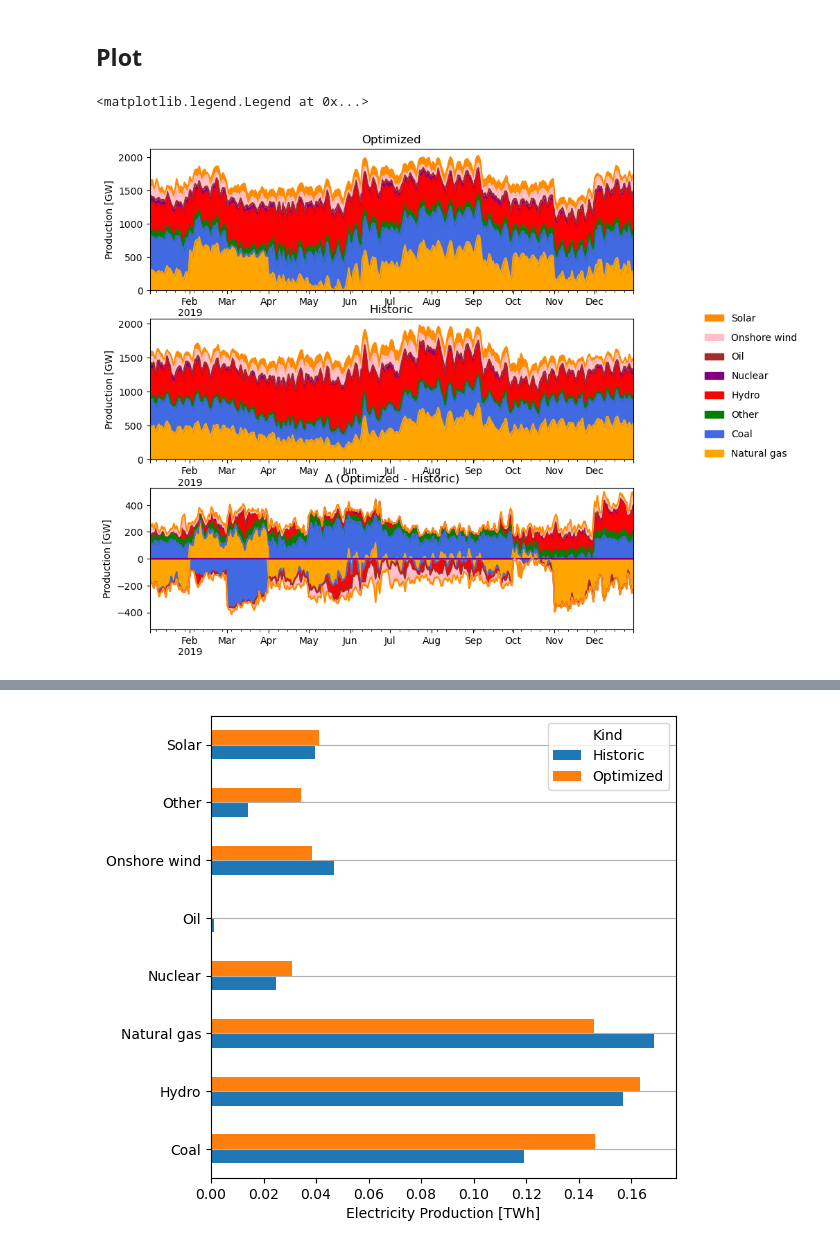
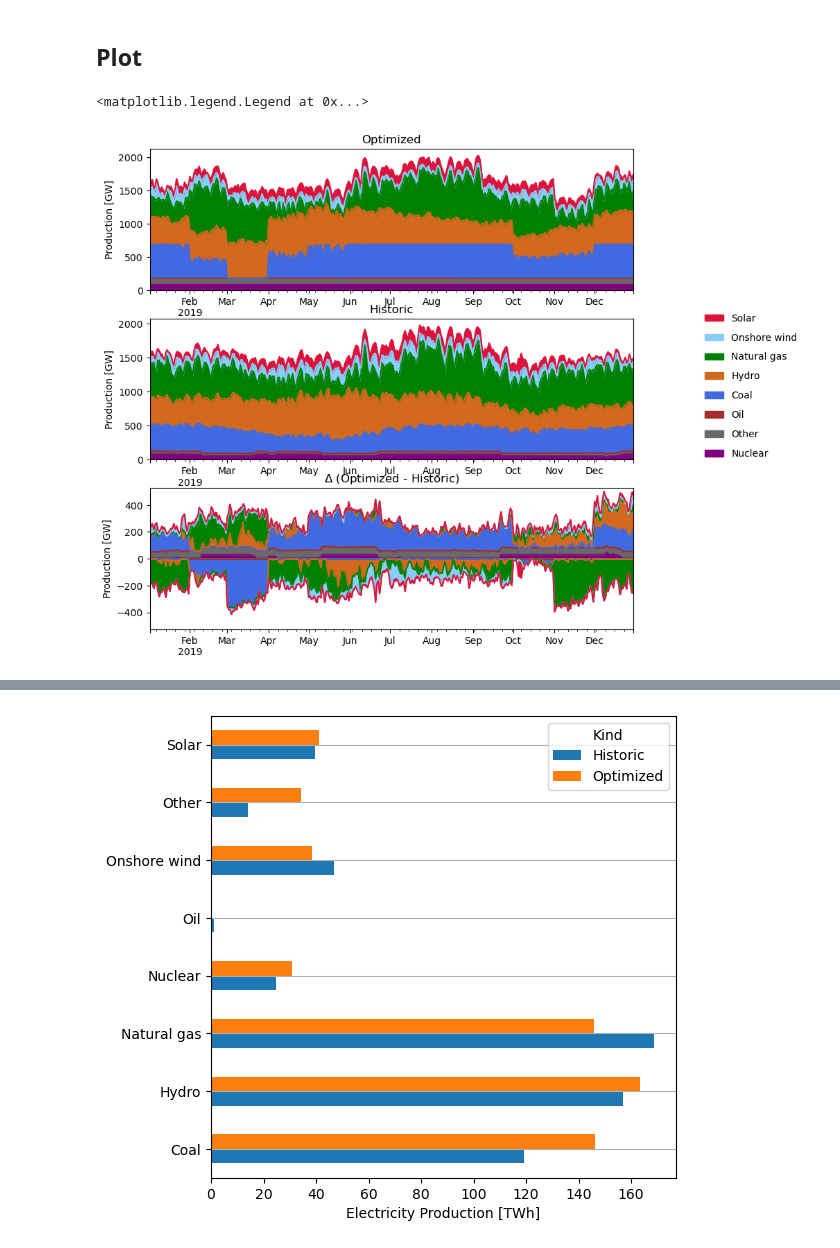
Before and after one commit to PyPSA/pypsa-usa, a Jupyter notebook: workflow/notebooks/data_validation.ipynb, the cells around one changed output, grey strips where cells are left out. Cells and saved outputs as stored; diff of their text form; code cells hidden in the pictures.

```diff
--- a/workflow/notebooks/data_validation.ipynb
+++ b/workflow/notebooks/data_validation.ipynb
@@ -11,12 +11,13 @@ import matplotlib.dates as mdates
 # %%
 # Import solved network
 nw = pypsa.Network("/Users/nomio/Documents/REU/Fall_2324/test/pypsa-usa/workflow/results/western/networks/elec_s_30_ec_lv1.25_Co2L1.25.nc")
-ba_carrier = nw.generators_t["p"].drop(['Arizona0 0 CCGT', 'Arizona0 0 OCGT', 'Arizona0 0 coal', 'Arizona0 0 hydro', 'Arizona0 0 nuclear',
-                           'Arizona0 0 oil', 'Arizona0 0 onwind','Arizona0 0 solar'], axis=1)
+# columns_to_drop = [col for col in nw.generators_t["p"].columns if 'Arizona' in col]
+# ba_carrier = nw.generators_t["p"].drop(columns_to_drop, axis=1)
 optimized = ba_carrier.groupby(axis="columns", by=nw.generators["carrier"]).sum().loc["2019-01-02 00:00:00":"2019-12-30 23:00:00"]
 optimized['CCGT'] = optimized['CCGT'] + optimized['OCGT']
 optimized_final = optimized.drop(['OCGT','offwind','load'], axis=1)
 op_f = optimized_final.rename(columns={'CCGT':'Natural gas', 'hydro':'Hydro', 'oil':'Oil', 'onwind':'Onshore wind', 'solar':'Solar', 'nuclear':'Nuclear','coal':'Coal', 'geothermal':'Other'})
 optimized = op_f /1e3
+optimized
 # %% [output]
 INFO:pypsa.io:Imported network elec_s_30_ec_lv1.25_Co2L1.25.nc has buses, carriers, generators, global_constraints, lines, links, loads, storage_units, stores
@@ -22,0 +57,10 @@ INFO:pypsa.io:Imported network elec_s_30_ec_lv1.25_Co2L1.25.nc has buses, carrie
+# %%
+nw = pypsa.Network("/Users/nomio/Documents/REU/Fall_2324/test/pypsa-usa/workflow/results/western/networks/elec_s_100_ec_lv1.25_Co2L1.25.nc")
+# columns_to_drop = [col for col in nw.generators_t["p"].columns if 'Arizona' in col]
+# ba_carrier = nw.generators_t["p"].drop(columns_to_drop, axis=1)
+optimized = ba_carrier.groupby(axis="columns", by=nw.generators["carrier"]).sum().loc["2019-01-02 00:00:00":"2019-12-30 23:00:00"]
+optimized['CCGT'] = optimized['CCGT'] + optimized['OCGT']
+optimized_final = optimized.drop(['OCGT','offwind','load'], axis=1)
+op_f = optimized_final.rename(columns={'CCGT':'Natural gas', 'hydro':'Hydro', 'oil':'Oil', 'onwind':'Onshore wind', 'solar':'Solar', 'nuclear':'Nuclear','coal':'Coal', 'geothermal':'Other'})
+optimized = op_f /1e3
+optimized
@@ -22,0 +83,5 @@ INFO:pypsa.io:Imported network elec_s_30_ec_lv1.25_Co2L1.25.nc has buses, carrie
+# %%
+nw = pypsa.Network("/Users/nomio/Documents/REU/Fall_2324/pypsa-usa-n/workflow/results/western/networks/elec_s_30_ec_lv1.25_Co2L0.75.nc")
+# columns_to_drop = [col for col in nw.generators_t["p"].columns if 'Arizona' in col]
+# ba_carrier = nw.generators_t["p"].drop(columns_to_drop, axis=1)
+nw.generators_t["p"]
@@ -23,4 +104,5 @@ INFO:pypsa.io:Imported network elec_s_30_ec_lv1.25_Co2L1.25.nc has buses, carrie
 # %%
+#nw = pypsa.Network("/Users/nomio/Documents/REU/Fall_2324/test/pypsa-usa/workflow/results/western/networks/elec_s_100_ec_lv1.25_Co2L1.25.nc")
 from collections import OrderedDict
 buses = []
 for i in range(nw.generators.bus.size):
@@ -29,7 +111,7 @@ for i in range(nw.generators.bus.size):
 buses_clean = [ba.split('0')[0] for ba in buses]
 buses_clean = [ba.split('-')[0] for ba in buses_clean]
 buses = list(OrderedDict.fromkeys(buses_clean))
-buses.pop(1)
 buses
+# buses.pop(1)
 # %% [output]
 ['AVA',
@@ -131,32 +213,32 @@ historic.loc["2019-07-01 00:00:00":"2019-07-01 10:00:00"]
 ## Plot
 # %%
 fig, axes = plt.subplots(3, 1, figsize=(9, 9))
-colors=['orange','royalblue','green','red','purple','brown','pink','darkorange']
-kwargs = dict(color=colors, legend=False, ylabel="Production [GW]", xlabel="")
+colors=['purple','dimgray','brown','royalblue','chocolate','green','lightskyblue','crimson']
+kwargs = dict(color=colors,legend=False, ylabel="Production [GW]", xlabel="")
 optimized.resample('1D').sum().plot.area(ax=axes[0], **kwargs, title="Optimized")
 historic.resample('1D').sum().plot.area(ax=axes[1], **kwargs, title="Historic")
 
 diff = (optimized - historic).fillna(0).resample('1D').sum()
 diff.clip(lower=0).plot.area(
     ax=axes[2], **kwargs, title="$\Delta$ (Optimized - Historic)"
 )
 lim = axes[2].get_ylim()[1]
 diff.clip(upper=0).plot.area(ax=axes[2], **kwargs)
 axes[2].set_ylim(bottom=-lim, top=lim)
 
 h, l = axes[0].get_legend_handles_labels()
 fig.legend(
     h[::-1],
     l[::-1],
     loc="center left",
     bbox_to_anchor=(1, 0.5),
     ncol=1,
     frameon=False,
     labelspacing=1,
 )
 # %% [output]
 <matplotlib.legend.Legend at 0x...>
-[figure, old version]
+[figure, new version]
 # %%
 data = pd.concat([historic, optimized], keys=["Historic", "Optimized"], axis=1)
 data.columns.names = ["Kind", "Carrier"]
@@ -180,8 +262,8 @@ data
 fig, ax = plt.subplots(figsize=(6, 6))
 
 df = data.groupby(level=["Kind", "Carrier"], axis=1).sum().sum().unstack().T
-df = df / 1e6  # TWh
+df = df / 1e3  # TWh
 df.plot.barh(ax=ax, xlabel="Electricity Production [TWh]", ylabel="")
 ax.grid(axis="y")
 # %% [output]
-[figure, old version]
+[figure, new version]
```
Also changed, not shown: parts of 14 cells of this notebook, 6 other files.
